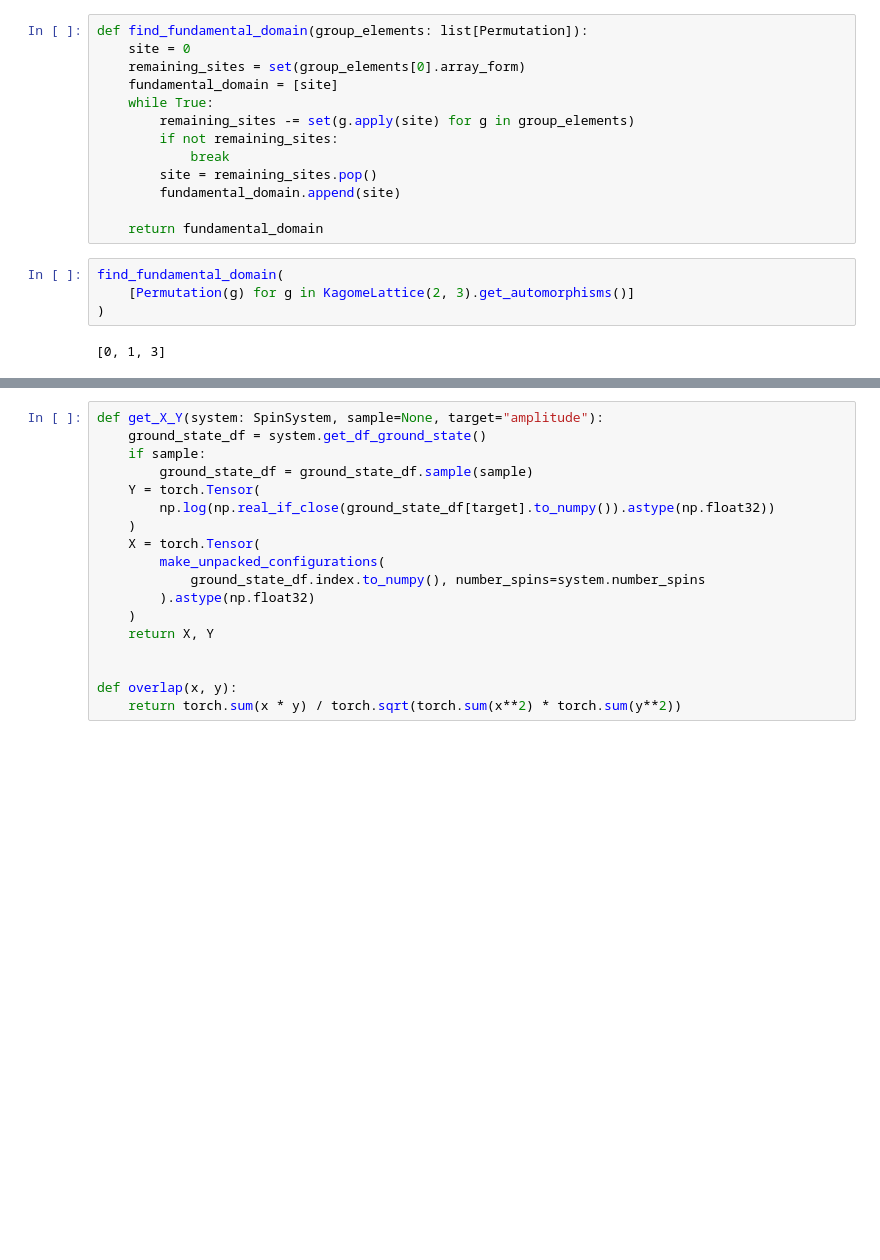
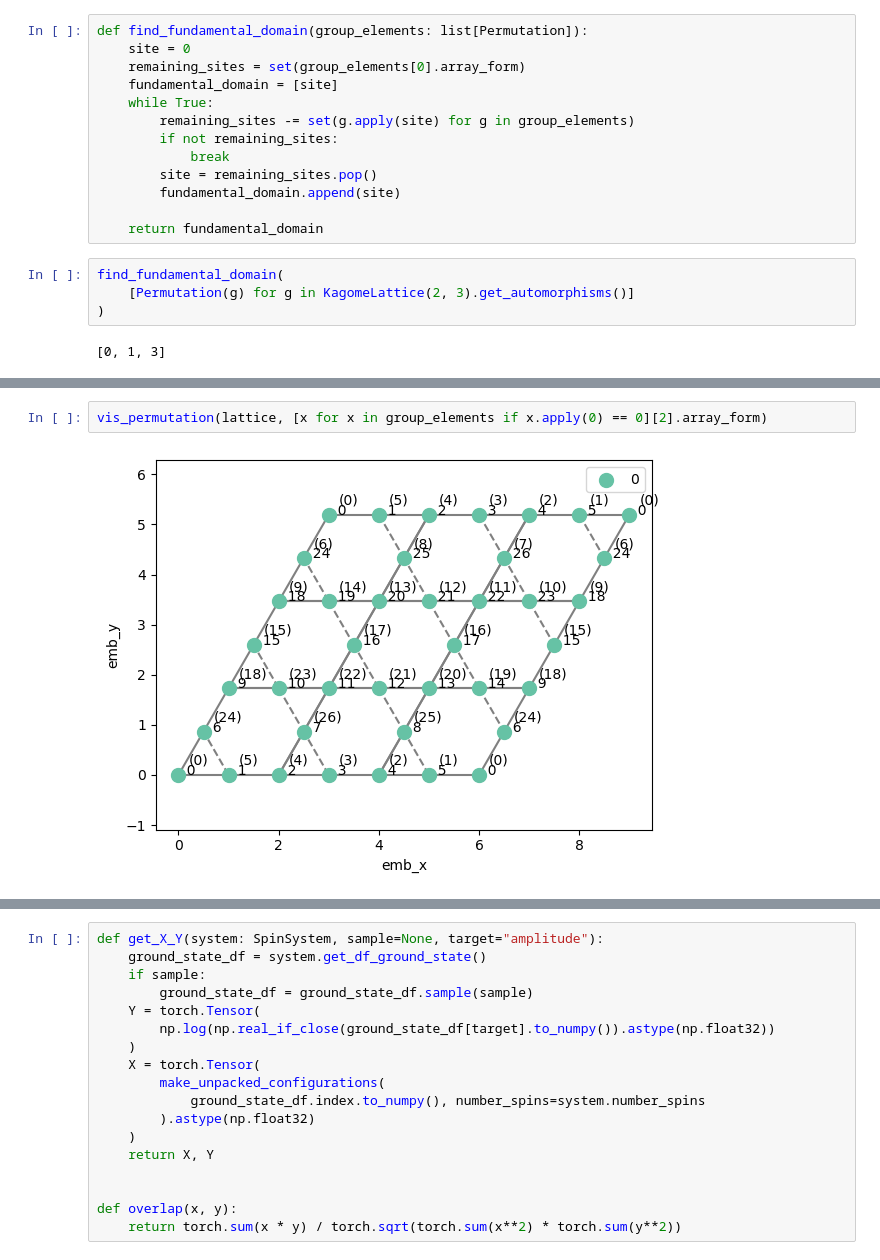
Before and after one commit to ischurov/frustrations-eda, a Jupyter notebook: amplitude_transfer_g_inv_cnn_noopt.ipynb, the cells around one changed output, grey strips where cells are left out. Saved outputs shown, nothing was run; the diff lists cells and outputs as text; blank space fills up the shorter version.

```diff
--- a/amplitude_transfer_g_inv_cnn_noopt.ipynb
+++ b/amplitude_transfer_g_inv_cnn_noopt.ipynb
@@ -295,0 +330,4 @@ KagomeLattice(1, 1).plot()
+# %%
+vis_permutation(lattice, [x for x in group_elements if x.apply(0) == 0][2].array_form)
+# %% [output]
+[figure, added]
```
Also changed, not shown: parts of 24 cells of this notebook, 2 other files.
